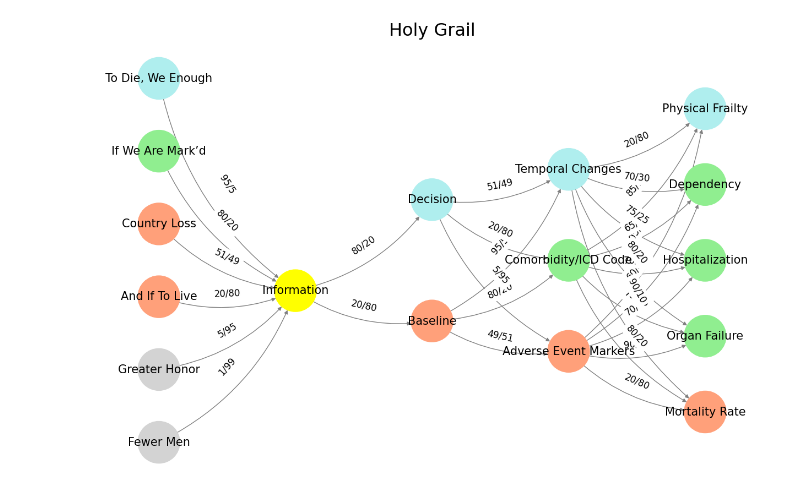
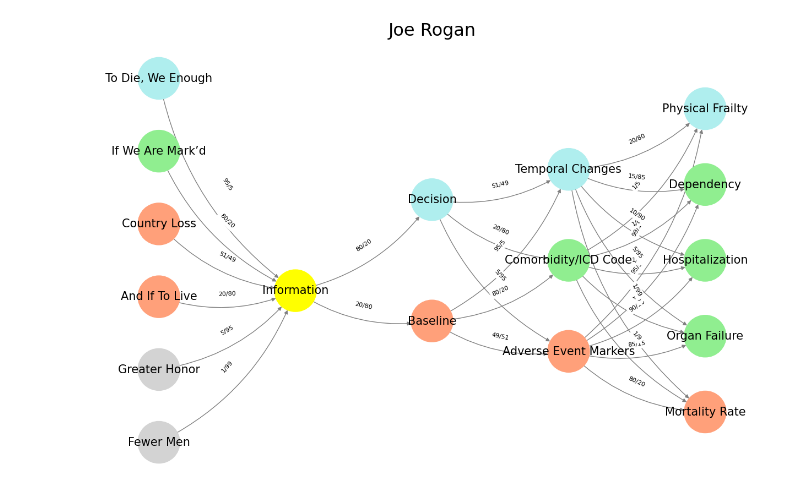
Before and after one commit to abikesa/joan, a Jupyter notebook: kitabo/ensi/_build/jupyter_execute/act1/chapter3.ipynb, the cells around one changed output. Drawn from its saved outputs; the diff is of its cells as text; code cells hidden in the pictures.

````diff
--- a/kitabo/ensi/_build/jupyter_execute/act1/chapter3.ipynb
+++ b/kitabo/ensi/_build/jupyter_execute/act1/chapter3.ipynb
@@ -57,20 +66,20 @@ def define_edges():
         ('Decision', 'Adverse Event Markers'): '5/95',
         ('Decision', 'Comorbidity/ICD Code'): '20/80',
         ('Decision', 'Temporal Changes'): '51/49',
-        ('Adverse Event Markers', 'Mortality Rate'): '20/80',
-        ('Adverse Event Markers', 'Organ Failure'): '90/10',
-        ('Adverse Event Markers', 'Hospitalization'): '70/30',
-        ('Adverse Event Markers', 'Dependency'): '60/40',
-        ('Adverse Event Markers', 'Physical Frailty'): '95/5',
-        ('Comorbidity/ICD Code', 'Mortality Rate'): '80/20',
-        ('Comorbidity/ICD Code', 'Organ Failure'): '75/25',
-        ('Comorbidity/ICD Code', 'Hospitalization'): '70/30',
-        ('Comorbidity/ICD Code', 'Dependency'): '65/35',
-        ('Comorbidity/ICD Code', 'Physical Frailty'): '85/15',
-        ('Temporal Changes', 'Mortality Rate'): '90/10',
-        ('Temporal Changes', 'Organ Failure'): '80/20',
-        ('Temporal Changes', 'Hospitalization'): '75/25',
-        ('Temporal Changes', 'Dependency'): '70/30',
+        ('Adverse Event Markers', 'Mortality Rate'): '80/20',
+        ('Adverse Event Markers', 'Organ Failure'): '85/15',
+        ('Adverse Event Markers', 'Hospitalization'): '90/10',
+        ('Adverse Event Markers', 'Dependency'): '95/5',
+        ('Adverse Event Markers', 'Physical Frailty'): '99/1',
+        ('Comorbidity/ICD Code', 'Mortality Rate'): '1/9',
+        ('Comorbidity/ICD Code', 'Organ Failure'): '1/8',
+        ('Comorbidity/ICD Code', 'Hospitalization'): '1/7',
+        ('Comorbidity/ICD Code', 'Dependency'): '1/6',
+        ('Comorbidity/ICD Code', 'Physical Frailty'): '1/5',
+        ('Temporal Changes', 'Mortality Rate'): '1/99',
+        ('Temporal Changes', 'Organ Failure'): '5/95',
+        ('Temporal Changes', 'Hospitalization'): '10/90',
+        ('Temporal Changes', 'Dependency'): '15/85',
         ('Temporal Changes', 'Physical Frailty'): '20/80'
     }
 
@@ -87,36 +96,36 @@ def visualize_nn():
     G = nx.DiGraph()
     pos = {}
     node_colors = []
 
     # Add nodes and assign positions
     for i, (layer_name, nodes) in enumerate(layers.items()):
         positions = calculate_positions(nodes, x_offset=i * 2)
         for node, position in zip(nodes, positions):
             G.add_node(node, layer=layer_name)
             pos[node] = position
             node_colors.append(colors.get(node, 'lightgray'))
 
     # Add edges with weights
     for (source, target), weight in edges.items():
         if source in G.nodes and target in G.nodes:
             G.add_edge(source, target, weight=weight)
 
     # Draw the graph
     plt.figure(figsize=(12, 8))
     edges_labels = {(u, v): d["weight"] for u, v, d in G.edges(data=True)}
 
     nx.draw(
         G, pos, with_labels=True, node_color=node_colors, edge_color='gray',
         node_size=3000, font_size=15, connectionstyle="arc3,rad=0.2"
     )
-    nx.draw_networkx_edge_labels(G, pos, edge_labels=edges_labels, font_size=12)
-    plt.title("Holy Grail", fontsize=23)
+    nx.draw_networkx_edge_labels(G, pos, edge_labels=edges_labels, font_size=8)
+    plt.title("Joe Rogan", fontsize=23)
     plt.show()
 
 # Run the visualization
 visualize_nn()
 # %% [output]
-[figure, old version]
+[figure, new version]
 # %% [markdown]
 ```{figure} ../figures/blanche.*
 ---
````
Also changed, not shown: parts of 2 cells of this notebook, 8 other files.
